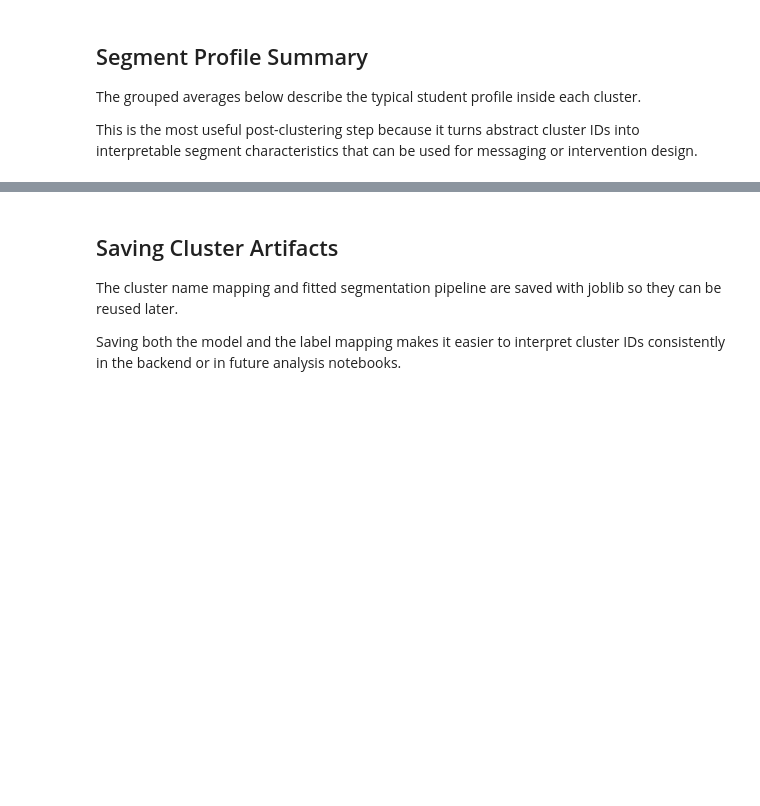
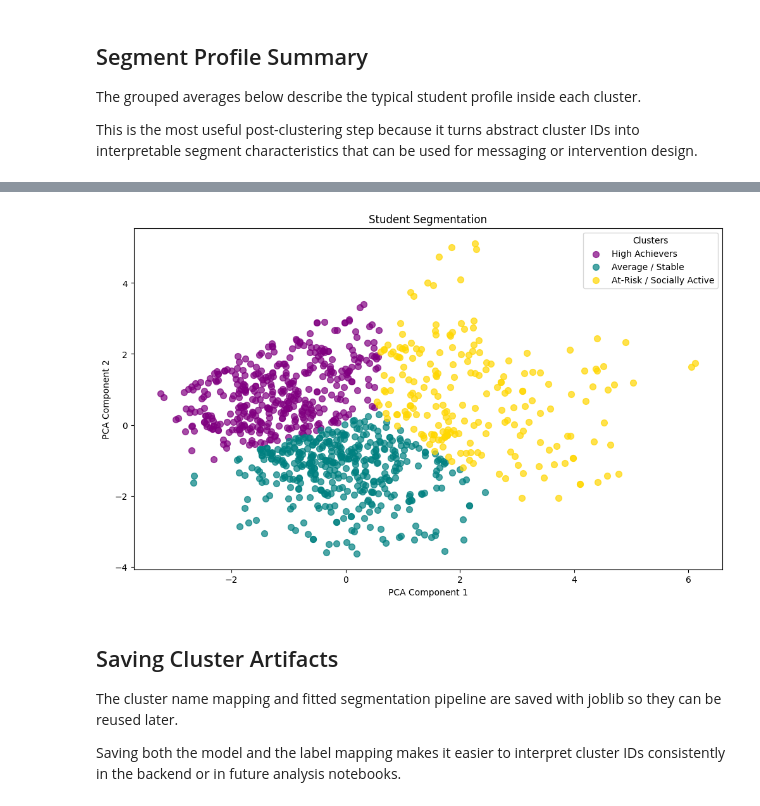
Before and after one commit to dogukanozcelik/student-performance-predictor, a Jupyter notebook: model-service/segmentation.ipynb, the cells around one changed output, grey strips where cells are left out. Saved outputs shown, nothing was run; the diff lists cells and outputs as text; code cells hidden in the pictures; blank space fills up the shorter version.

```diff
--- a/model-service/segmentation.ipynb
+++ b/model-service/segmentation.ipynb
@@ -255,3 +303,36 @@ cluster_analysis
+# %%
+colors = {
+    0: "purple",
+    1: "teal",
+    2: "gold"
+}
+
+plt.figure(figsize=(12, 7))
+
+for cluster_id, cluster_name in cluster_names.items():
+    cluster_points = X_pca[clusters == cluster_id]
+
+    plt.scatter(
+        cluster_points[:, 0],
+        cluster_points[:, 1],
+        color=colors[cluster_id],
+        alpha=0.7,
+        s=50,
+        label=cluster_name
+    )
+
+plt.xlabel("PCA Component 1")
+plt.ylabel("PCA Component 2")
+plt.title("Student Segmentation")
+
+plt.legend(
+    title="Clusters",
+    loc="upper right"
+)
+
+plt.show()
+# %% [output]
+[figure, added]
 # %% [markdown]
 ## Saving Cluster Artifacts
 
```
Also changed, not shown: parts of 7 cells of this notebook.
